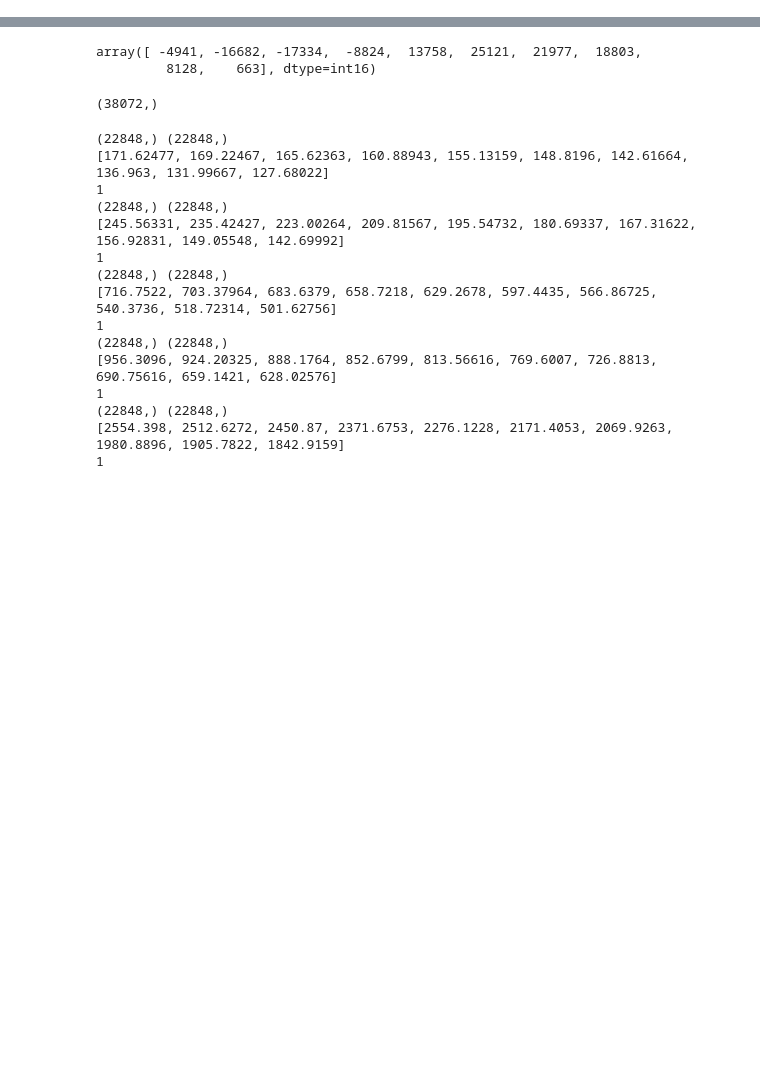
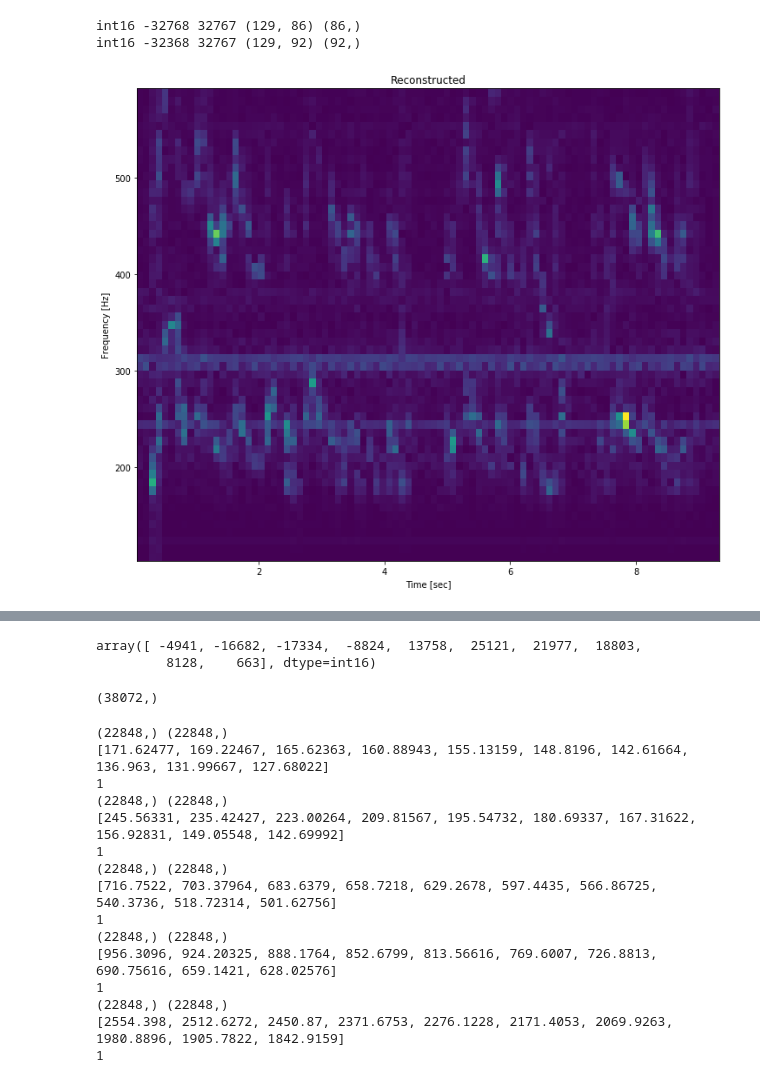
Before and after one commit to rahulgovind/vidmag, a Jupyter notebook: spectrogram.ipynb, the cells around one changed output, grey strips where cells are left out. Cells and saved outputs as stored; diff of their text form; code cells hidden in the pictures; blank space fills up the shorter version.

```diff
--- a/spectrogram.ipynb
+++ b/spectrogram.ipynb
@@ -18,0 +26,13 @@ plt.show()
+# %%
+plt.title('Ground Truth')
+spectogram_from_file('ground-truth-audio/Chips1-2200Hz-Mary_Had-input_resampled_to_video_rate.wav', 100, 600)
+plt.savefig('images/chips1-mary-voice-original.png', bbox_inches='tight')
+plt.clf()
+
+plt.title('Reconstructed')
+spectogram_from_file('reconstructed-audio/chips1-mary-voice.wav', 100, 600, offset=2200)
+plt.savefig('images/chips1-mary-voice-reconstruted.png', bbox_inches='tight')
+# %% [output]
+int16 -32768 32767 (129, 86) (86,)
+int16 -32368 32767 (129, 92) (92,)
+[figure, added]
```
Also changed, not shown: parts of 5 cells of this notebook, 6 other files.
